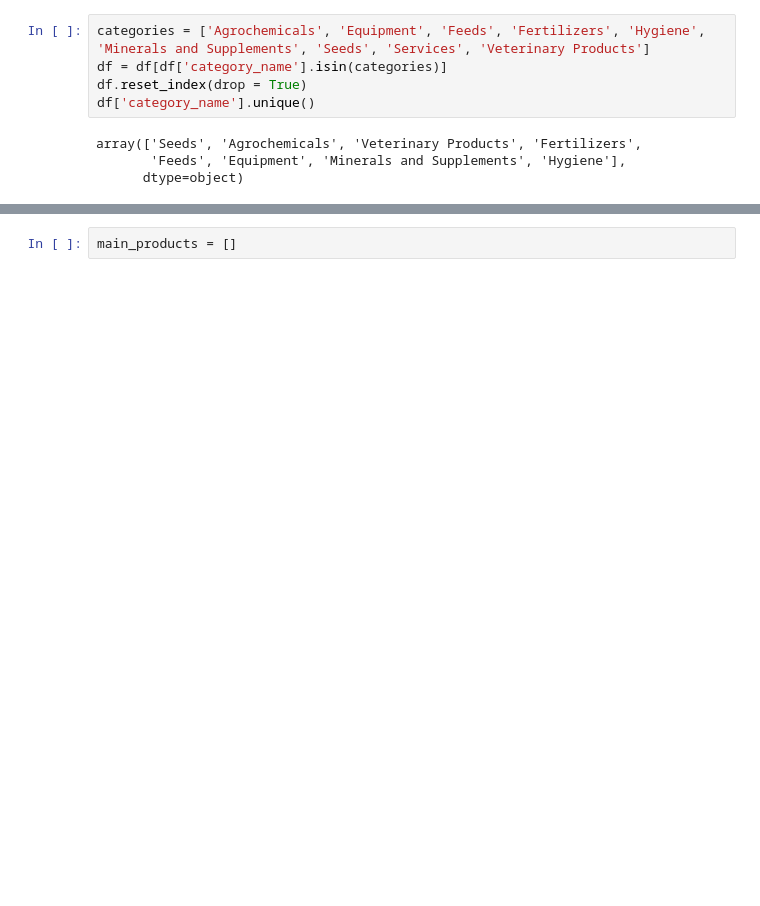
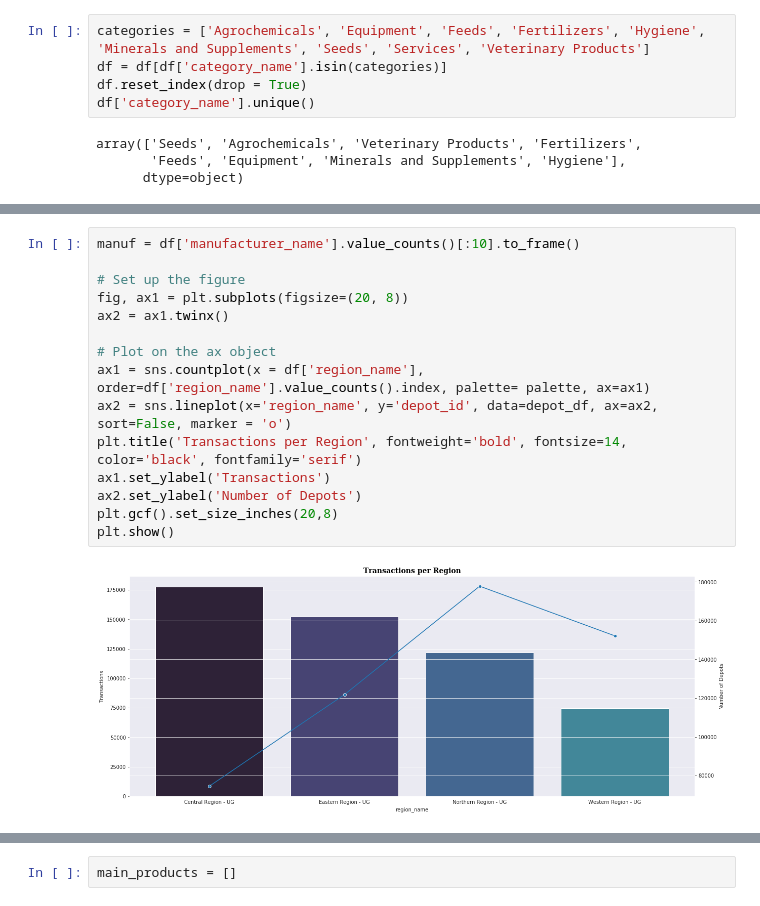
Before and after one commit to natbernard/Sale-Transactions-Analysis, a Jupyter notebook: uganda_transaction_analysis.ipynb, the cells around one changed output, grey strips where cells are left out. Saved outputs shown, nothing was run; the diff lists cells and outputs as text; blank space fills up the shorter version.

```diff
--- a/uganda_transaction_analysis.ipynb
+++ b/uganda_transaction_analysis.ipynb
@@ -97 +84,18 @@ _=plt.gcf().set_size_inches(20,20)
+# %%
+manuf = df['manufacturer_name'].value_counts()[:10].to_frame()
+
+# Set up the figure
+fig, ax1 = plt.subplots(figsize=(20, 8))
+ax2 = ax1.twinx()
+
+# Plot on the ax object
+ax1 = sns.countplot(x = df['region_name'], order=df['region_name'].value_counts().index, palette= palette, ax=ax1)
+ax2 = sns.lineplot(x='region_name', y='depot_id', data=depot_df, ax=ax2, sort=False, marker = 'o')
+plt.title('Transactions per Region', fontweight='bold', fontsize=14, color='black', fontfamily='serif')
+ax1.set_ylabel('Transactions')
+ax2.set_ylabel('Number of Depots')
+plt.gcf().set_size_inches(20,8)
+plt.show()
+# %% [output]
+[figure, added]
 # %%
```
Also changed, not shown: parts of 17 cells of this notebook, 1 other file.
